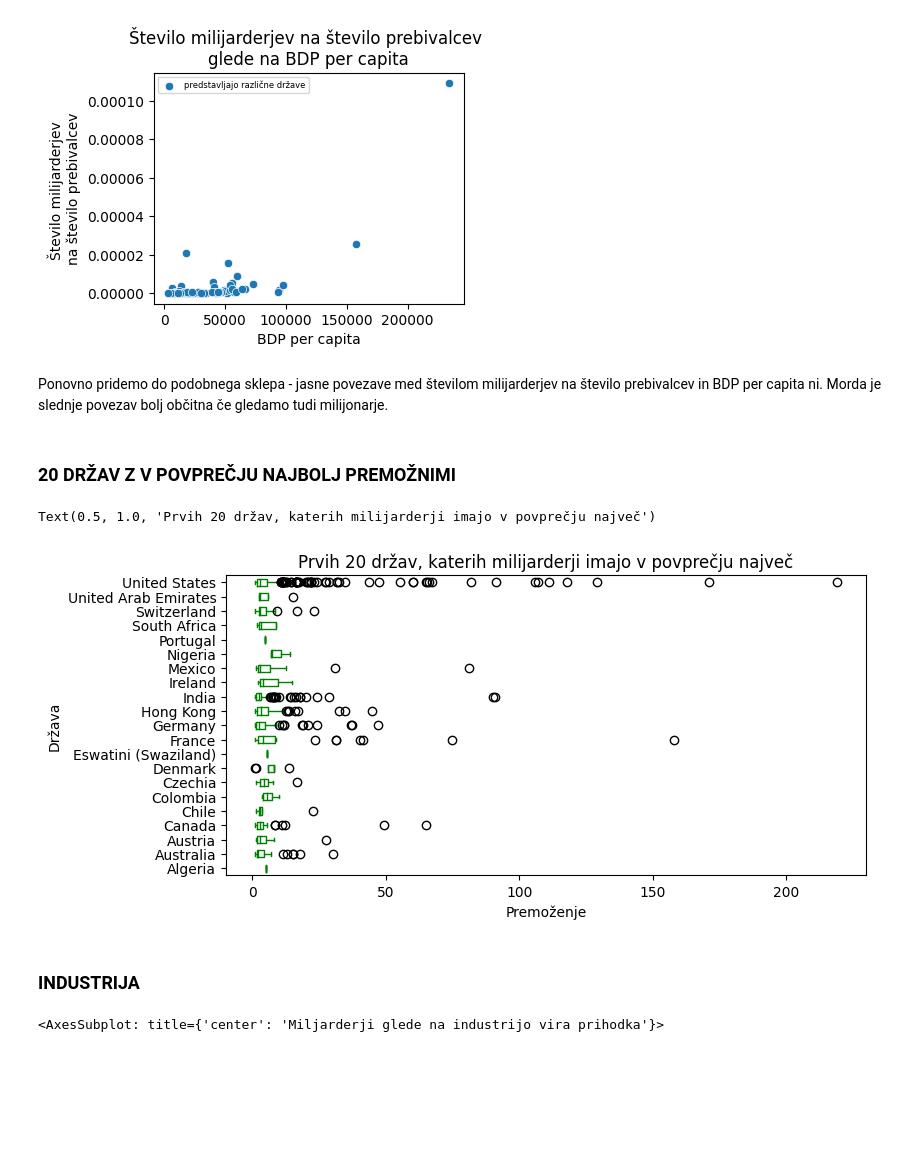
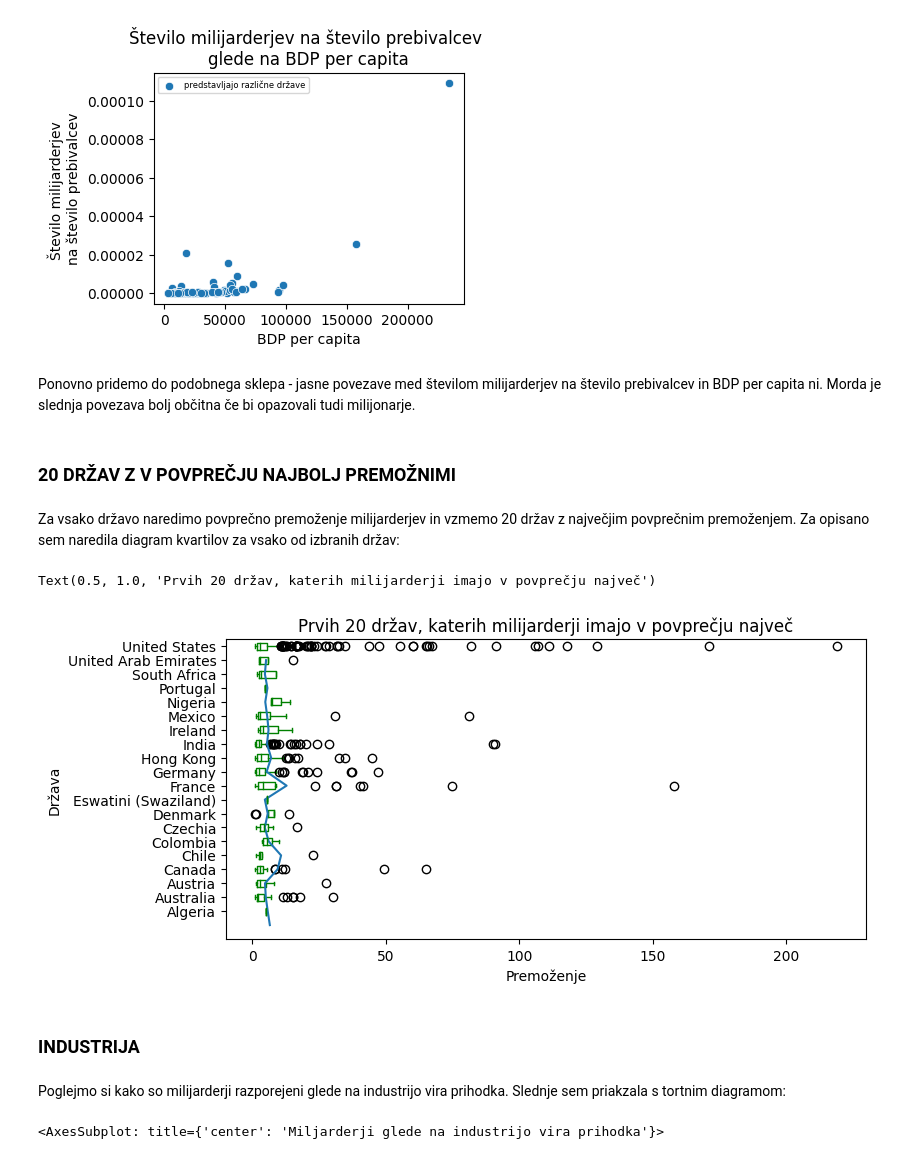
Before and after one commit to karolina-sa/Forbes-list-PROG1-projekt, a Jupyter notebook: analiza_Forbes_list.ipynb, the cells around one changed output. Saved outputs shown, nothing was run; the diff lists cells and outputs as text; code cells hidden in the pictures; blank space fills up the shorter version.

```diff
--- a/analiza_Forbes_list.ipynb
+++ b/analiza_Forbes_list.ipynb
@@ -272,25 +272,30 @@ plt.ylabel('Število milijarderjev \nna število prebivalcev')
 Text(0, 0.5, 'Število milijarderjev \nna število prebivalcev')
 [figure]
 # %% [markdown]
-Ponovno pridemo do podobnega sklepa - jasne povezave med številom milijarderjev na število prebivalcev in BDP per capita ni. Morda je slednje povezav bolj občitna če gledamo tudi milijonarje.
+Ponovno pridemo do podobnega sklepa - jasne povezave med številom milijarderjev na število prebivalcev in BDP per capita ni. Morda je slednja povezava bolj občitna če bi opazovali tudi milijonarje.
 # %% [markdown]
 <h3>20 DRŽAV Z V POVPREČJU NAJBOLJ PREMOŽNIMI</h3>
+# %% [markdown]
+Za vsako državo naredimo povprečno premoženje milijarderjev in vzmemo 20 držav z največjim povprečnim premoženjem. Za opisano sem naredila diagram kvartilov za vsako od izbranih držav:
 # %%
 plt.rcParams['figure.figsize'] = [8,4]
 povprecje = forbes.groupby('country')['networth'].mean().sort_values(ascending = False).reset_index(name = "povprecje")
-povprecje = povprecje[['country']].head(21)
-forbes_nw = forbes.loc[forbes['country'].isin(povprecje['country'].values.tolist())]
-forbes_networth_na_drzavo_plot = forbes_nw.boxplot(by = 'country', column = ['networth'], grid = False, vert=False, color = 'green')
+povprecje = povprecje.head(20).sort_values('country', ascending = False)
+forbes_nw = forbes.loc[forbes['country'].isin(povprecje.country.values.tolist())]
+forbes_networth_na_drzavo_plot = forbes_nw.boxplot(by = 'country', column = ['networth'], grid = False, vert = False, color = 'green')
 plt.title('')
 plt.suptitle('')
+plt.plot(povprecje.povprecje, povprecje.country)
 forbes_networth_na_drzavo_plot.set_xlabel("Premoženje")
 forbes_networth_na_drzavo_plot.set_ylabel("Država")
 forbes_networth_na_drzavo_plot.set_title('Prvih 20 držav, katerih milijarderji imajo v povprečju največ')
 # %% [output]
 Text(0.5, 1.0, 'Prvih 20 držav, katerih milijarderji imajo v povprečju največ')
-[figure, old version]
+[figure, new version]
 # %% [markdown]
 <h3>INDUSTRIJA</h3>
+# %% [markdown]
+Poglejmo si kako so milijarderji razporejeni glede na industrijo vira prihodka. Slednje sem priakzala s tortnim diagramom:
 # %%
 plt.rcParams['figure.figsize'] = [4,5]
 colors = ['#191970', '#001CF0','#0038E2', '#0055D4', '#0071C6', '#009ACD', '#008DB8','#00AAAA','#00C69C','#00E28E','#00FF80', '#90EE90','#C1FFC1','#FFFF00', '#FFE4B5', '#FFE7BA', '#FFEFD5', '#FAFAD2']
```
Also changed, not shown: parts of 18 cells of this notebook.
